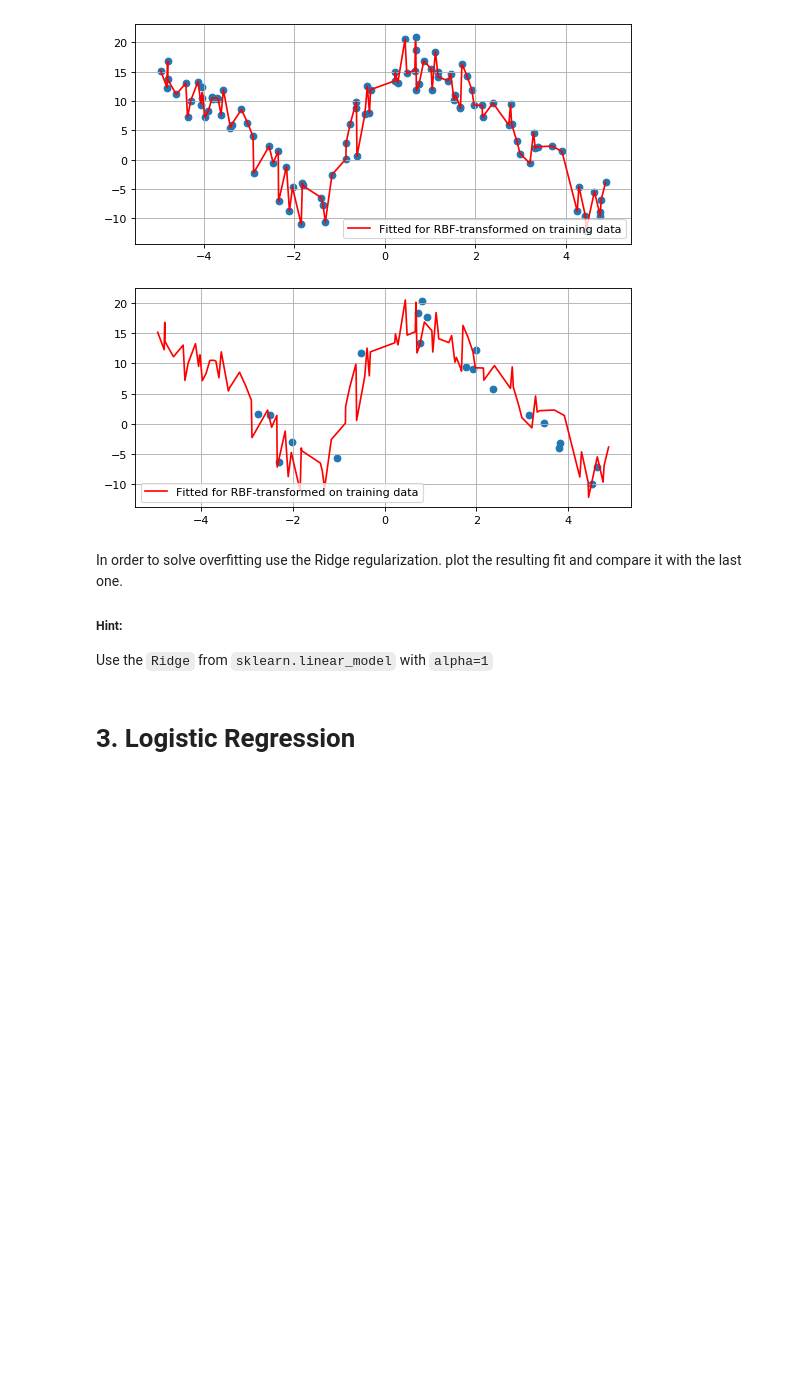
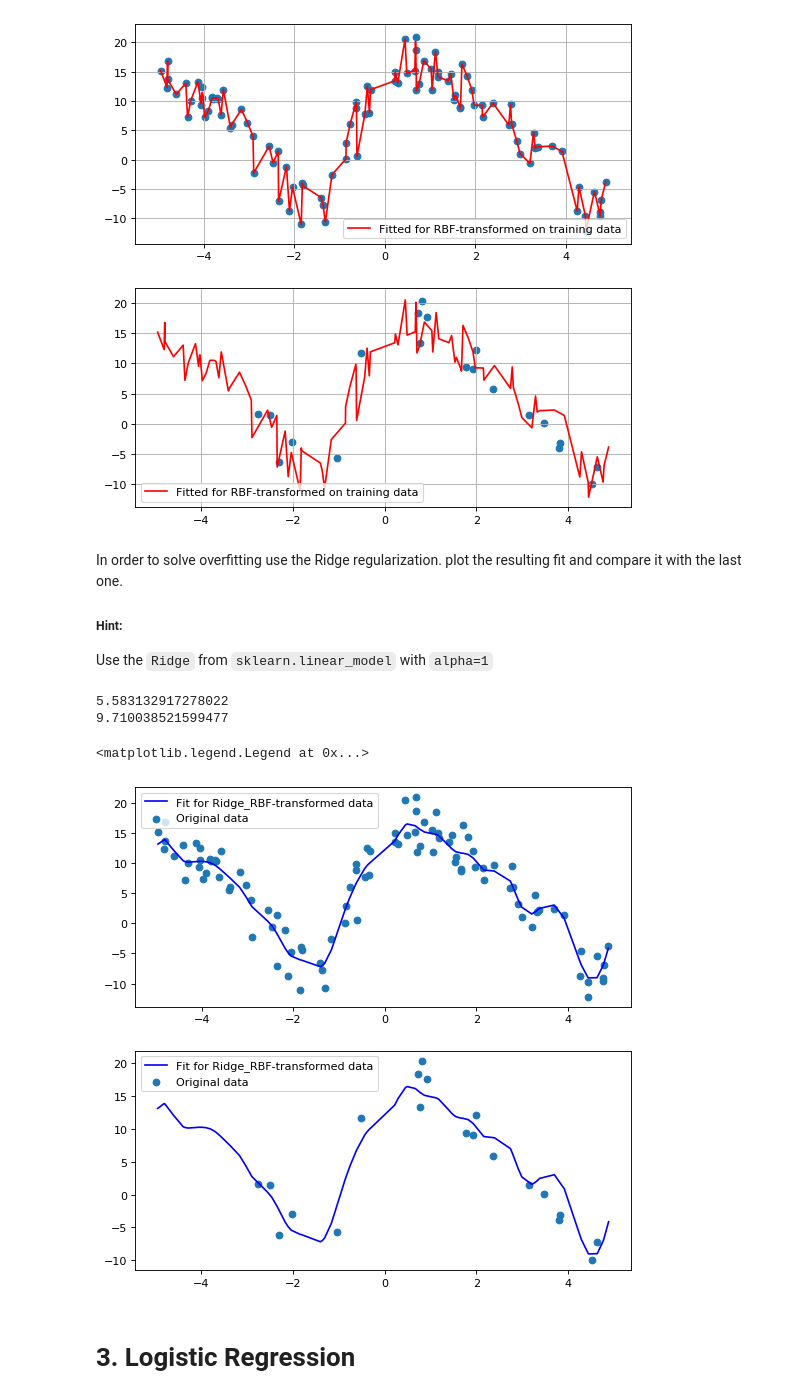
Before and after one commit to RakNoel/INF264, a Jupyter notebook: Ex2/LinearModels_ex2.ipynb, the cells around one changed output. Cells and saved outputs as stored; diff of their text form; code cells hidden in the pictures; blank space fills up the shorter version.

```diff
--- a/Ex2/LinearModels_ex2.ipynb
+++ b/Ex2/LinearModels_ex2.ipynb
@@ -486,27 +486,33 @@ Use the `Ridge` from  `sklearn.linear_model` with `alpha=1`
 # %%
 from sklearn.linear_model import Ridge
 
 # Create Ridge regression object from Ridge class
-ridge_reg =
+ridge_reg = Ridge(alpha=1.0)
+ridge_reg.fit(X_RBF_2,y)
 
-yRidge_ =
-yRidge_val_ =
+yRidge_ = ridge_reg.predict(X_RBF_2)
+yRidge_val_ = ridge_reg.predict(X_RBF_val_2)
 
 # plot original data and predicted fit
-print(mean_squared_error(,))
-print(mean_squared_error(,))
+print(mean_squared_error(yRidge_,y))
+print(mean_squared_error(yRidge_val_,y_val))
 
 
 fig , (ax1,ax2) = plt.subplots(2,figsize=(8, 8), dpi=80)
 
 ax1.scatter(X, y, label='Original data')
 ax1.plot(X, yRidge_, color='b', label='Fit for Ridge_RBF-transformed data')
 
 ax2.scatter(X_val, y_val, label='Original data')
 ax2.plot(X, yRidge_, color='b', label='Fit for Ridge_RBF-transformed data')
 
 ax1.legend(loc='best')
 ax2.legend(loc='best')
+# %% [output]
+5.583132917278022
+9.710038521599477
+<matplotlib.legend.Legend at 0x...>
+[figure, added]
 # %% [markdown]
 # 3. Logistic Regression
 # %% [markdown]
```
